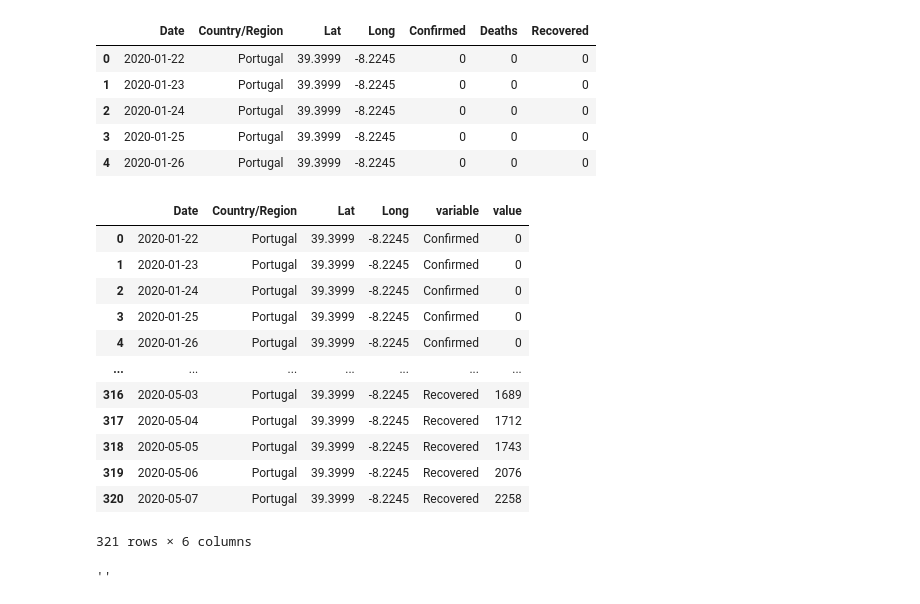
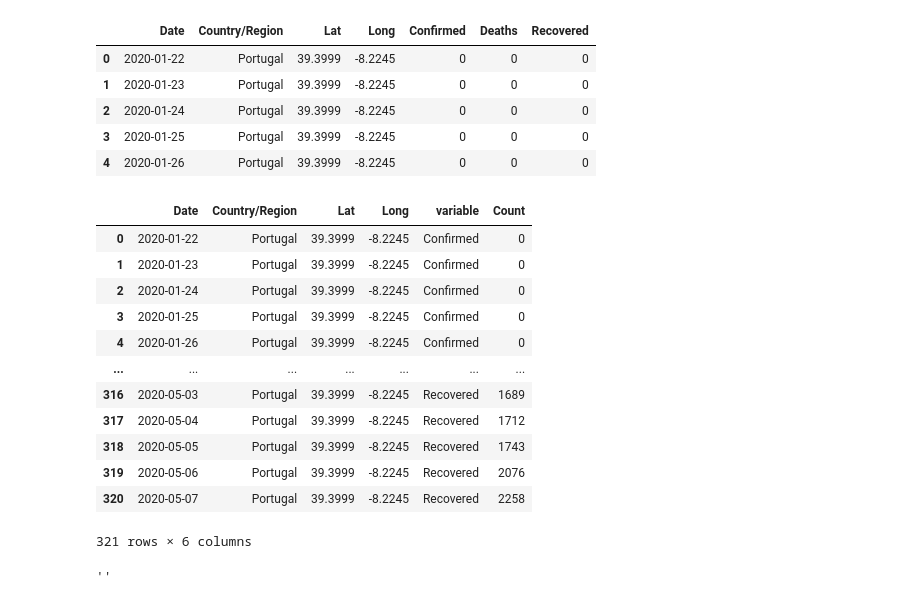
Before and after one commit to diogosmac/covid-forecast-feup-iart, a Jupyter notebook: projects/project2/notes.ipynb, the cells around one changed output. Cells and saved outputs as stored; diff of their text form; code cells hidden in the pictures.

```diff
--- a/projects/project2/notes.ipynb
+++ b/projects/project2/notes.ipynb
@@ -168,10 +173,10 @@ covid_portugal_dataframe.head()
 | 3 | 2020-01-25 | Portugal | 39.3999 | -8.2245 | 0 | 0 | 0 |
 | 4 | 2020-01-26 | Portugal | 39.3999 | -8.2245 | 0 | 0 | 0 |
 # %%
-covid_portugal_dataframe_melt = pd.melt(covid_portugal_dataframe, ['Date', 'Country/Region', 'Lat', 'Long'])
+covid_portugal_dataframe_melt = pd.melt(covid_portugal_dataframe, ['Date', 'Country/Region', 'Lat', 'Long'], value_name='Count')
 covid_portugal_dataframe_melt
 # %% [output]
-|  | Date | Country/Region | Lat | Long | variable | value |
+|  | Date | Country/Region | Lat | Long | variable | Count |
 | 0 | 2020-01-22 | Portugal | 39.3999 | -8.2245 | Confirmed | 0 |
 | 1 | 2020-01-23 | Portugal | 39.3999 | -8.2245 | Confirmed | 0 |
 | 2 | 2020-01-24 | Portugal | 39.3999 | -8.2245 | Confirmed | 0 |
```
Also changed, not shown: parts of 6 cells of this notebook.
